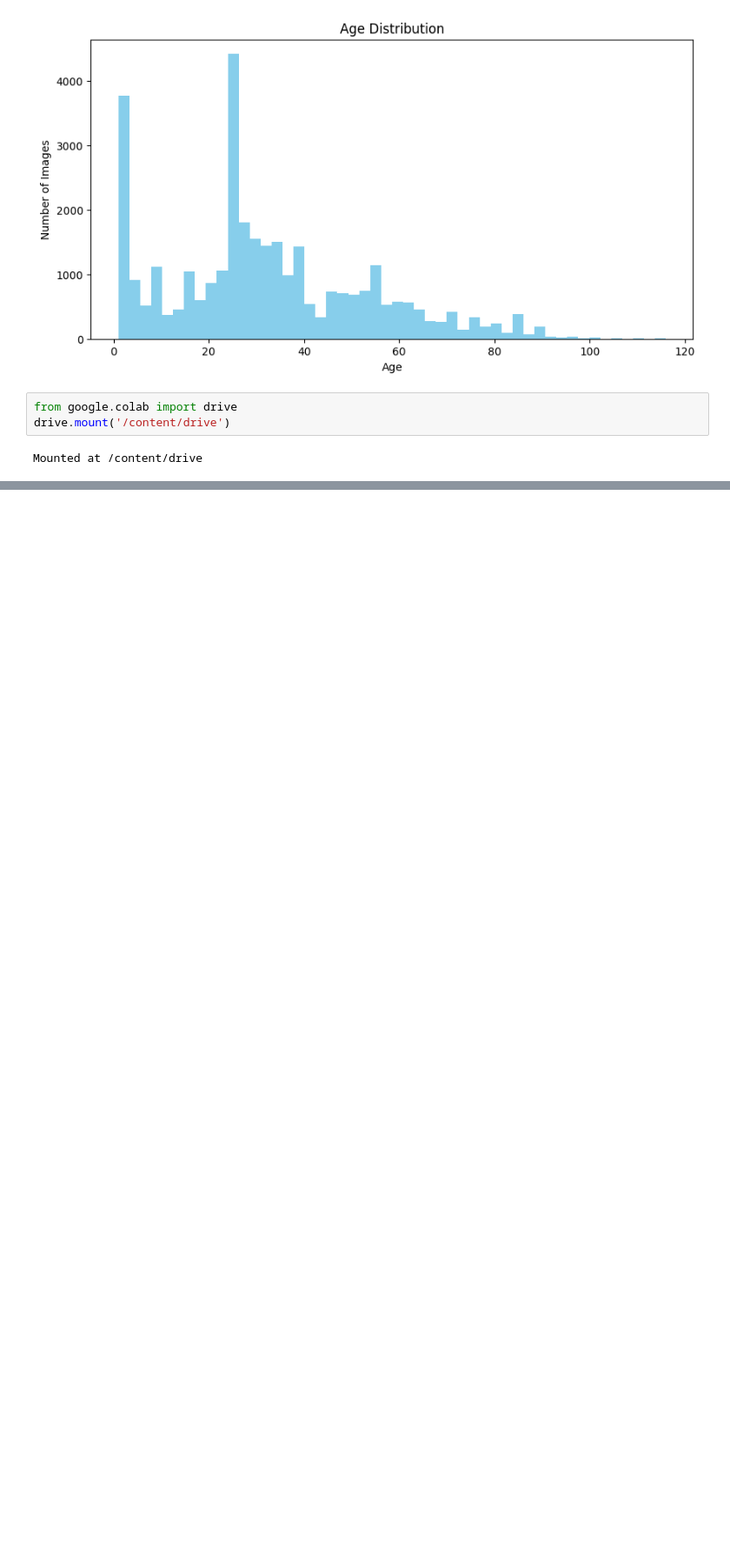
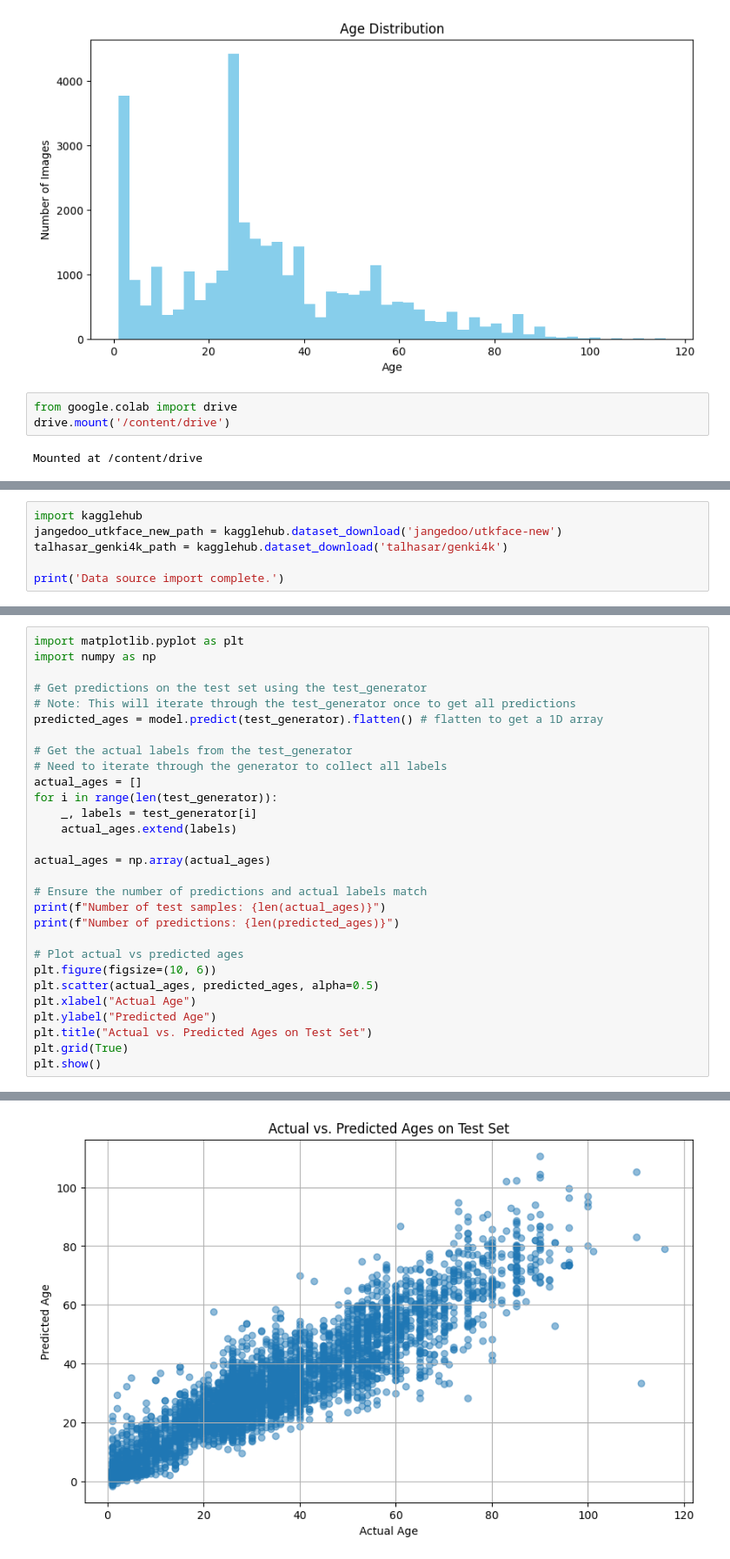
Before and after one commit to Ranjita2022/Infosys_Springboard_AI-ML-internship, a Jupyter notebook: SmileAge_Detection.ipynb, the cells around one changed output, grey strips where cells are left out. Shown at 87% size. Drawn from its saved outputs; the diff is of its cells as text; blank space fills up the shorter version.

```diff
--- a/SmileAge_Detection.ipynb
+++ b/SmileAge_Detection.ipynb
@@ -343,0 +420,6 @@ Mounted at /content/drive
+# %%
+import kagglehub
+jangedoo_utkface_new_path = kagglehub.dataset_download('jangedoo/utkface-new')
+talhasar_genki4k_path = kagglehub.dataset_download('talhasar/genki4k')
+
+print('Data source import complete.')
@@ -343,0 +1267,30 @@ Mounted at /content/drive
+# %%
+import matplotlib.pyplot as plt
+import numpy as np
+
+# Get predictions on the test set using the test_generator
+# Note: This will iterate through the test_generator once to get all predictions
+predicted_ages = model.predict(test_generator).flatten() # flatten to get a 1D array
+
+# Get the actual labels from the test_generator
+# Need to iterate through the generator to collect all labels
+actual_ages = []
+for i in range(len(test_generator)):
+    _, labels = test_generator[i]
+    actual_ages.extend(labels)
+
+actual_ages = np.array(actual_ages)
+
+# Ensure the number of predictions and actual labels match
+print(f"Number of test samples: {len(actual_ages)}")
+print(f"Number of predictions: {len(predicted_ages)}")
+
+# Plot actual vs predicted ages
+plt.figure(figsize=(10, 6))
+plt.scatter(actual_ages, predicted_ages, alpha=0.5)
+plt.xlabel("Actual Age")
+plt.ylabel("Predicted Age")
+plt.title("Actual vs. Predicted Ages on Test Set")
+plt.grid(True)
+plt.show()
+# %% [output]
@@ -343,0 +1300 @@ Mounted at /content/drive
+[figure, added]
```
Also changed, not shown: parts of 44 cells of this notebook.
